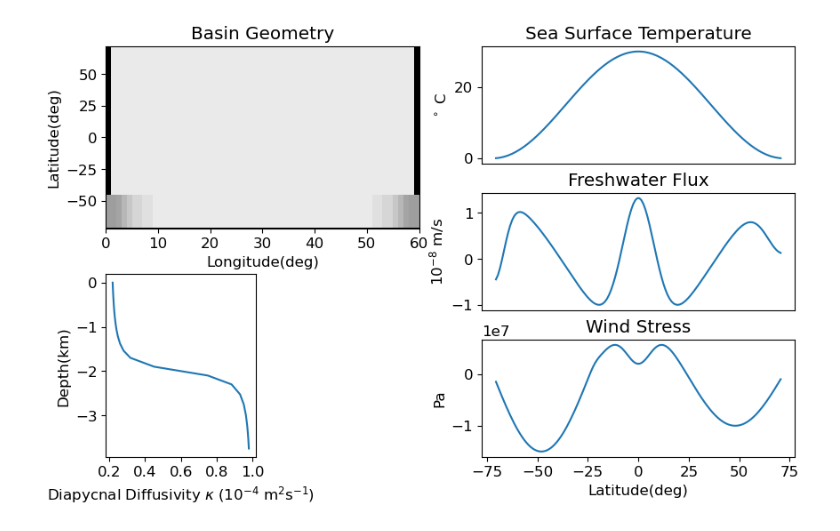
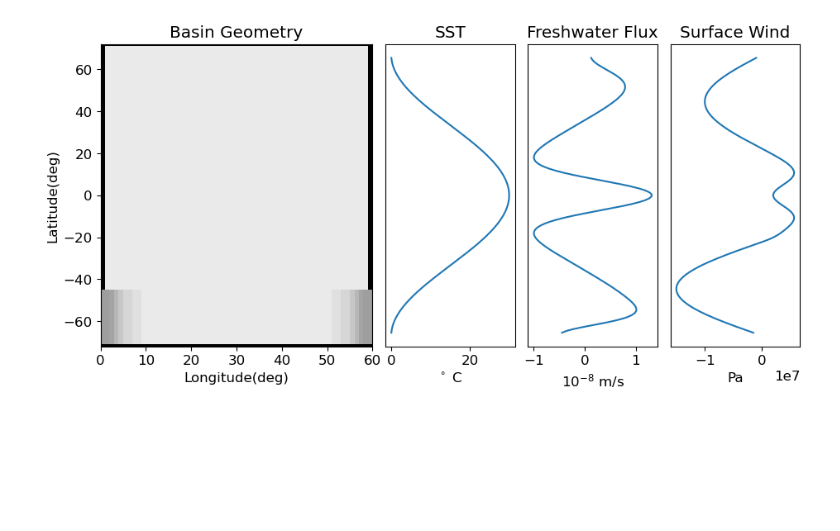
Before and after one commit to anthony-meza/test_age_framework, a Jupyter notebook: single_basin_production_figures.ipynb, the cells around one changed output. Drawn from its saved outputs; the diff is of its cells as text; code cells hidden in the pictures; blank space fills up the shorter version.

Commit message:
Update single_basin_production_figures.ipynb
Production figures ready (for the first draft)

```diff
--- a/single_basin_production_figures.ipynb
+++ b/single_basin_production_figures.ipynb
@@ -391,0 +481,11 @@ Coordinates: (12/33)
+# %%
+#Runkappa2x.calcOptlayer(15)
+print(RunGM2x.layers1_bounds)
+def plot_rhocontours(self):
+    '''
+    plotting rho contours for myRun class
+    '''
+    CS=(self.rho3D-1000).mean('XC').plot.contour(levels=self.layers1_bounds,linewidths=1.5, colors='k')
+    plt.clabel(CS, inline=True, fontsize=10)
+myRun.plot_rhocontours=plot_rhocontours
+RunRedi2x.plot_rhocontours()
@@ -392,57 +497,71 @@ Coordinates: (12/33)
 # %%
 #Figure1
 
 
 #make a figure
-fig=plt.figure(figsize=(10,6))
+fig=plt.figure(figsize=myfigsize)
+ax1=plt.subplot2grid((1, 5), (0, 0),colspan=2)
+ax2=plt.subplot2grid((1, 5), (0, 2))
+ax3=plt.subplot2grid((1,5),  (0, 3))
+ax4=plt.subplot2grid((1,5 ), (0, 4))
 plt.rc('font', size=12)
 fig.tight_layout()
+
 #plot Basin Geometry
-plt.subplot(2,2,1)
+#plt.subplot(1,2,1)
+plt.sca(ax1)
 #myRun.plotBasinGeometry=plotBasinGeometry
 RunGM2x.plotBasinGeometry()
+
+#plt.subplot(2,4,5)
+#plt.plot(RunGM2x.kdia3d.mean('XC').mean('YC')*1e4,RunGM2x.ds.Zl/1e3)
+#plt.plot(Runkappa2x.kdia3d.mean('XC').mean('YC')*1e4,RunGM2x.ds.Zl/1e3)
+#plt.xticks([0.2,0.4,0.6,0.8,1.0])
+#plt.xlabel('Diapycnal Diffusivity $\kappa$ (10$^{-4}$ m$^2$s$^{-1}$)')
+#plt.ylabel('Depth(km)')
+#plt.subplot(1,6,4)
+plt.sca(ax2)
 #plot sst
-plt.subplot(2,4,5)
-plt.plot(RunGM2x.kdia3d.mean('XC').mean('YC')*1e4,RunGM2x.ds.Zl/1e3)
-plt.xticks([0.2,0.4,0.6,0.8,1.0])
-plt.xlabel('Diapycnal Diffusivity $\kappa$ (10$^{-4}$ m$^2$s$^{-1}$)')
-plt.ylabel('Depth(km)')
-plt.subplot(3,2,2)
-
 sstfile=Path(datadir+"/sst_Atlonly.bin")
 def plotsst(self,filename=sstfile):
     sst=0*dsGM2x.Depth
     sst=sst+xmitgcm.utils.read_raw_data(sstfile,np.dtype('>f'),dsGM2x.rA.shape)
-    sst.where(sst!=0).mean('XC').plot(x='YC')
-    plt.ylabel('$^\circ$ C')
+    sst.where(sst!=0).mean('XC').plot(y='YC')
+    plt.xlabel('$^\circ$ C')
     #plt.xlabel('Latitude(deg)')
-    plt.xlabel('')
-    plt.title('Sea Surface Temperature')
-    plt.gca().set_xticks([])
+    plt.ylabel('')
+    plt.title('SST')
+    plt.gca().set_yticks([])
+    self.sst=sst
 myRun.plotsst=plotsst
 RunGM2x.plotsst(sstfile)
 ##plot Emp: not included into the myRun class. Seems not necessary.
-plt.subplot(3,2,4)
+#plt.subplot(1,6,5)
+plt.sca(ax3)
 sstfile=Path(datadir+"/EmP_Atlonly.bin")
 EmP=0*dsGM2x.Depth
 EmP=EmP+xmitgcm.utils.read_raw_data(sstfile,np.dtype('>f'),dsGM2x.rA.shape)
-(-EmP.where(sst!=0).mean('XC')*1e8).plot(x='YC')
-plt.ylabel('$10^{-8}$ m/s')
-plt.xlabel('')
+(-EmP.where(RunGM2x.sst!=0).mean('XC')*1e8).plot(y='YC')
+plt.xlabel('$10^{-8}$ m/s')
+plt.ylabel('')
+plt.gca().set_yticks([])
 plt.title('Freshwater Flux')
-plt.gca().set_xticks([])
+#plt.gca().set_xticks([])
 #plotsurfacewind
-plt.subplot(3,2,6)
+#plt.subplot(1,6,6)
+plt.sca(ax4)
 sstfile=Path(datadir+"/taux_Atlonly.bin")
 EmP=0*dsGM2x.Depth
 EmP=EmP+xmitgcm.utils.read_raw_data(sstfile,np.dtype('>f'),dsGM2x.rA.shape)
-(-EmP.where(sst!=0).mean('XC')*1e8).plot(x='YC')
-plt.ylabel('Pa')
-plt.xlabel('Latitude(deg)')
-plt.title('Wind Stress')
-plt.subplots_adjust(hspace=0.25)
+(-EmP.where(RunGM2x.sst!=0).mean('XC')*1e8).plot(y='YC')
+plt.xlabel('Pa')
+plt.ylabel('')
+plt.title("Surface Wind")
+plt.gca().set_yticks([])
+plt.subplots_adjust(wspace=0.1,bottom=0.35,right=0.9)
 #plt.gca().set_xticks([])
+
 fig.savefig(Path(savedir+'model_config.pdf'), bbox_inches='tight')
 # %% [output]
-[figure, old version]
+[figure, new version]
 # %%
```
Also changed, not shown: parts of 38 cells of this notebook.
